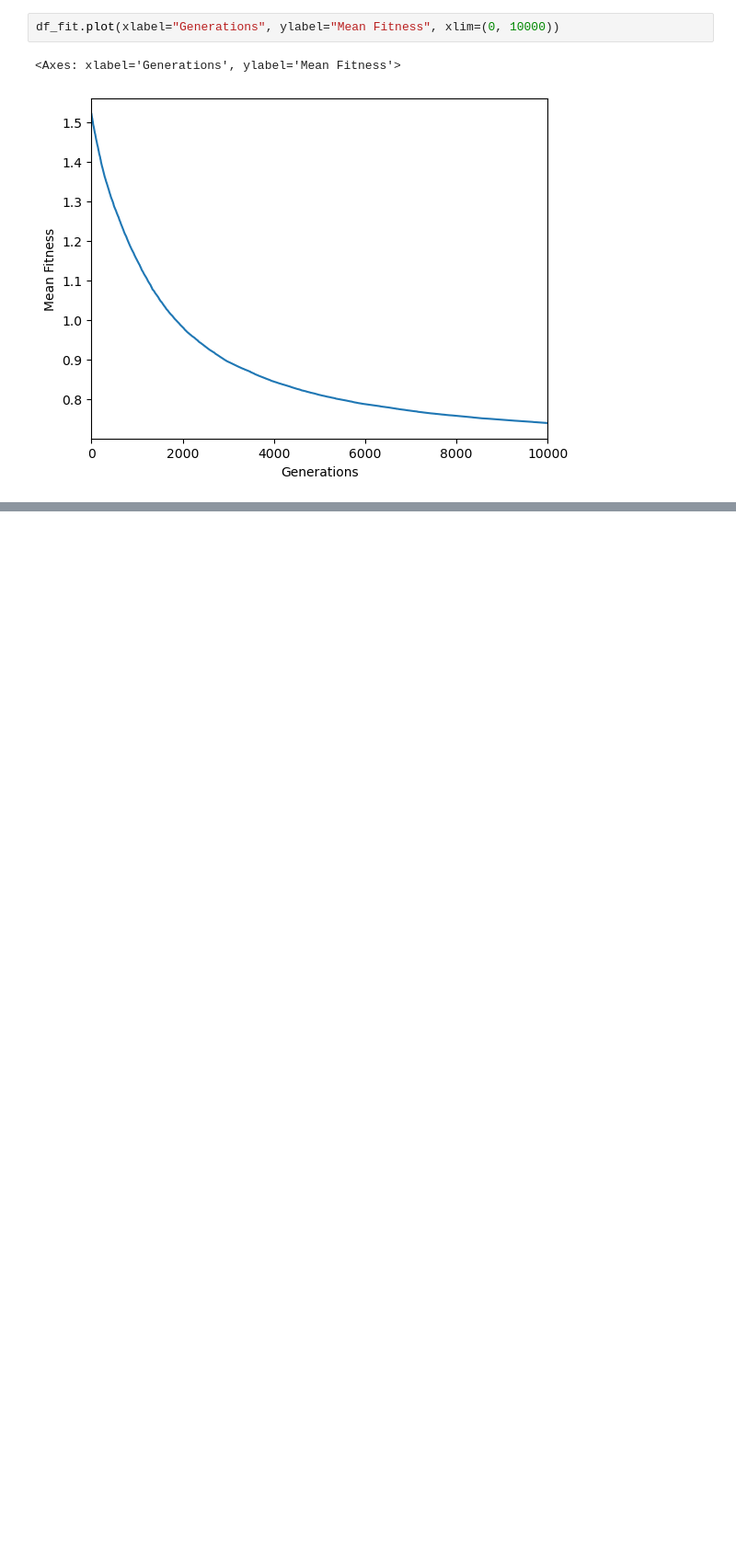
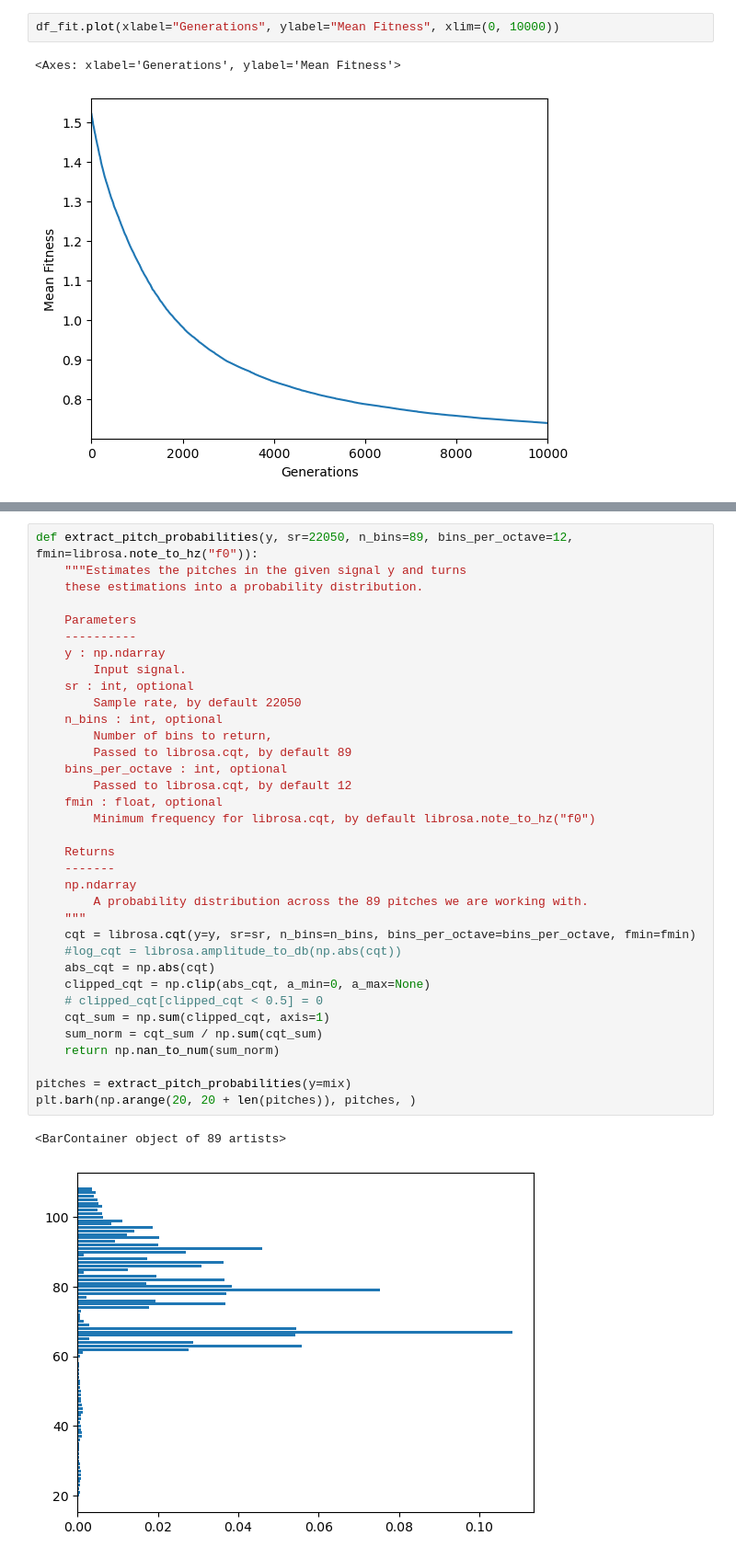
Before and after one commit to jd-rub/MA-thesis, a Jupyter notebook: notebooks/plotting.ipynb, the cells around one changed output, grey strips where cells are left out. Shown at 92% size. Saved outputs shown, nothing was run; the diff lists cells and outputs as text; blank space fills up the shorter version.

```diff
--- a/notebooks/plotting.ipynb
+++ b/notebooks/plotting.ipynb
@@ -70,0 +110,38 @@ df_fit.plot(xlabel="Generations", ylabel="Mean Fitness", xlim=(0, 10000))
+# %%
+def extract_pitch_probabilities(y, sr=22050, n_bins=89, bins_per_octave=12, fmin=librosa.note_to_hz("f0")):
+    """Estimates the pitches in the given signal y and turns
+    these estimations into a probability distribution.
+
+    Parameters
+    ----------
+    y : np.ndarray
+        Input signal.
+    sr : int, optional
+        Sample rate, by default 22050
+    n_bins : int, optional
+        Number of bins to return,
+        Passed to librosa.cqt, by default 89
+    bins_per_octave : int, optional
+        Passed to librosa.cqt, by default 12
+    fmin : float, optional
+        Minimum frequency for librosa.cqt, by default librosa.note_to_hz("f0")
+
+    Returns
+    -------
+    np.ndarray
+        A probability distribution across the 89 pitches we are working with.
+    """
+    cqt = librosa.cqt(y=y, sr=sr, n_bins=n_bins, bins_per_octave=bins_per_octave, fmin=fmin)
+    #log_cqt = librosa.amplitude_to_db(np.abs(cqt))
+    abs_cqt = np.abs(cqt)
+    clipped_cqt = np.clip(abs_cqt, a_min=0, a_max=None)
+    # clipped_cqt[clipped_cqt < 0.5] = 0
+    cqt_sum = np.sum(clipped_cqt, axis=1)
+    sum_norm = cqt_sum / np.sum(cqt_sum)
+    return np.nan_to_num(sum_norm)
+
+pitches = extract_pitch_probabilities(y=mix)
+plt.barh(np.arange(20, 20 + len(pitches)), pitches, )
+# %% [output]
+<BarContainer object of 89 artists>
+[figure, added]
```
Also changed, not shown: parts of 10 cells of this notebook, 1 other file.
